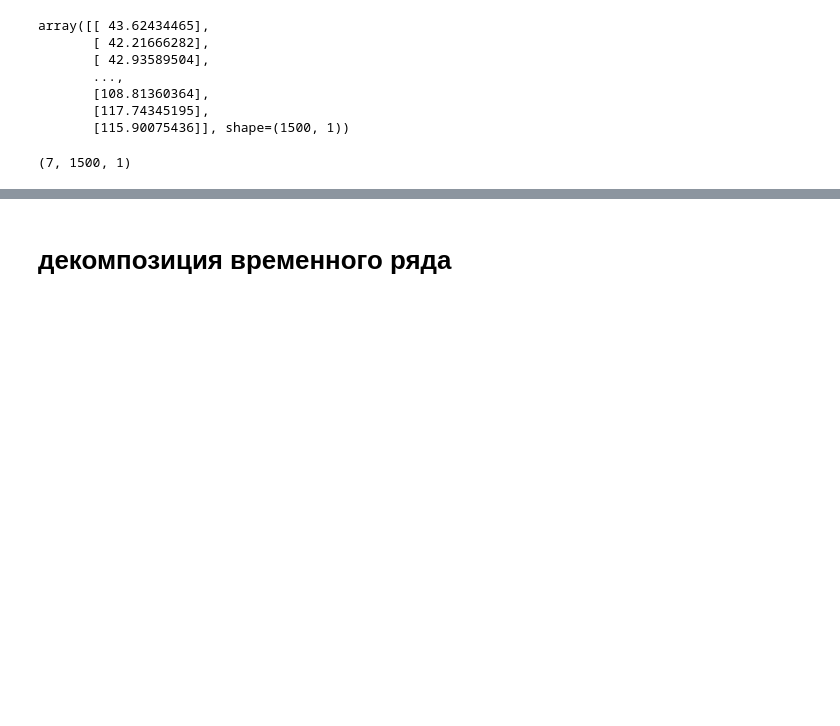
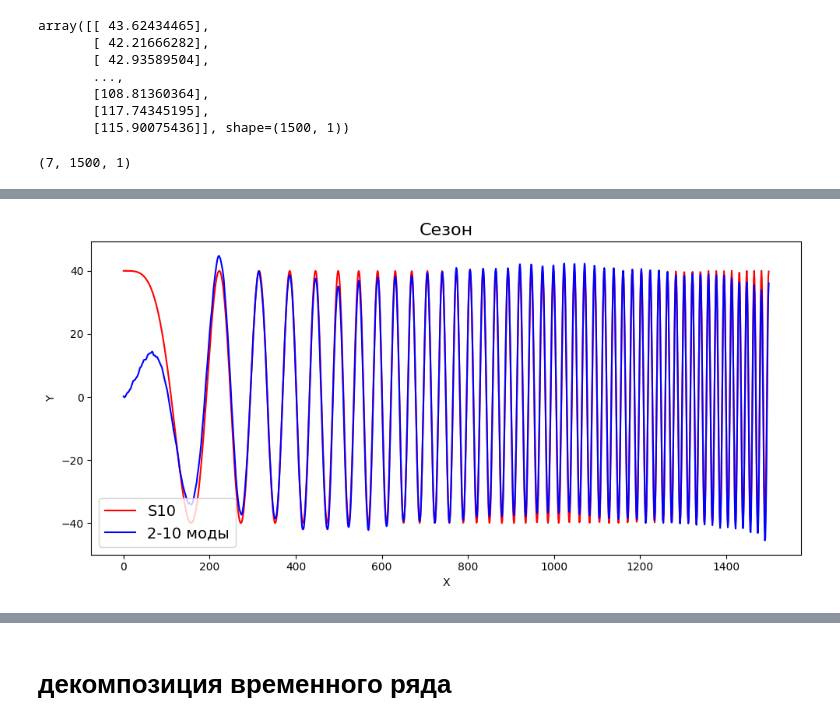
Before and after one commit to libre-cuenta/TS-Generator, a Jupyter notebook: про лчм/VMD-analyse.ipynb, the cells around one changed output, grey strips where cells are left out. Saved outputs shown, nothing was run; the diff lists cells and outputs as text; code cells hidden in the pictures; blank space fills up the shorter version.

```diff
--- a/про лчм/VMD-analyse.ipynb
+++ b/про лчм/VMD-analyse.ipynb
@@ -112,0 +170,23 @@ np.shape(TS)
+# %%
+s = pd.read_csv(f"{path1}Components{path2}s10.csv", decimal=',')
+season = pd.DataFrame(s, dtype=float)
+Component_of_TS = season['Value']
+
+
+fig, axs = plt.subplots(figsize=(10,5), nrows=1)
+
+sum_imfs = 0
+for i in range(1,10):
+    sum_imfs += u[i]
+
+
+axs.plot(index, Component_of_TS, color="#ff0000")
+axs.plot(index, sum_imfs, color="#0000ff")
+plt.title('Сезон', fontsize=16)
+plt.xlabel('X')
+plt.ylabel('Y')
+plt.legend(['S10', '2-10 моды'], prop=FontProperties(size=14))
+
+plt.tight_layout()
+# %% [output]
+[figure, added]
```
Also changed, not shown: parts of 11 cells of this notebook, 7 other files.
